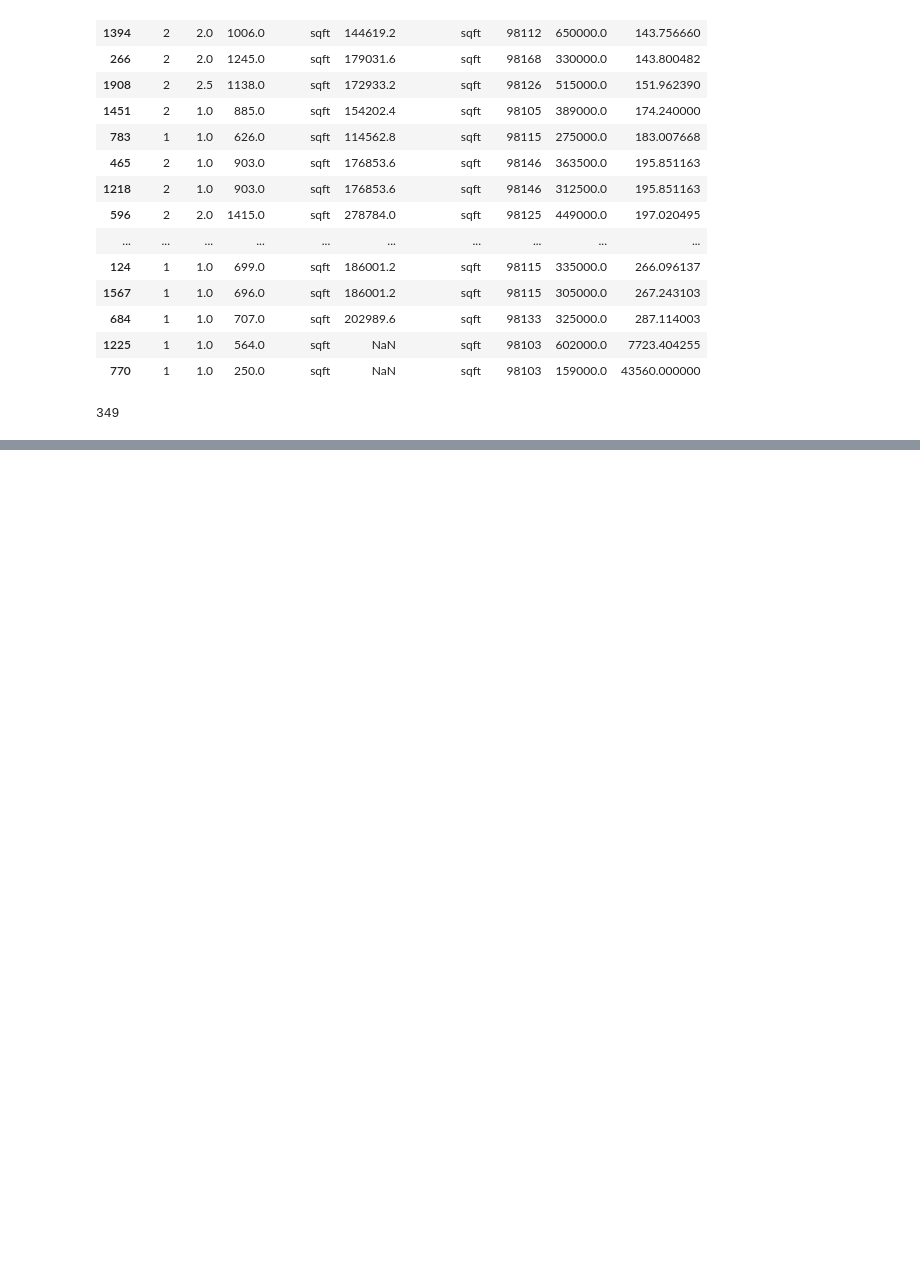
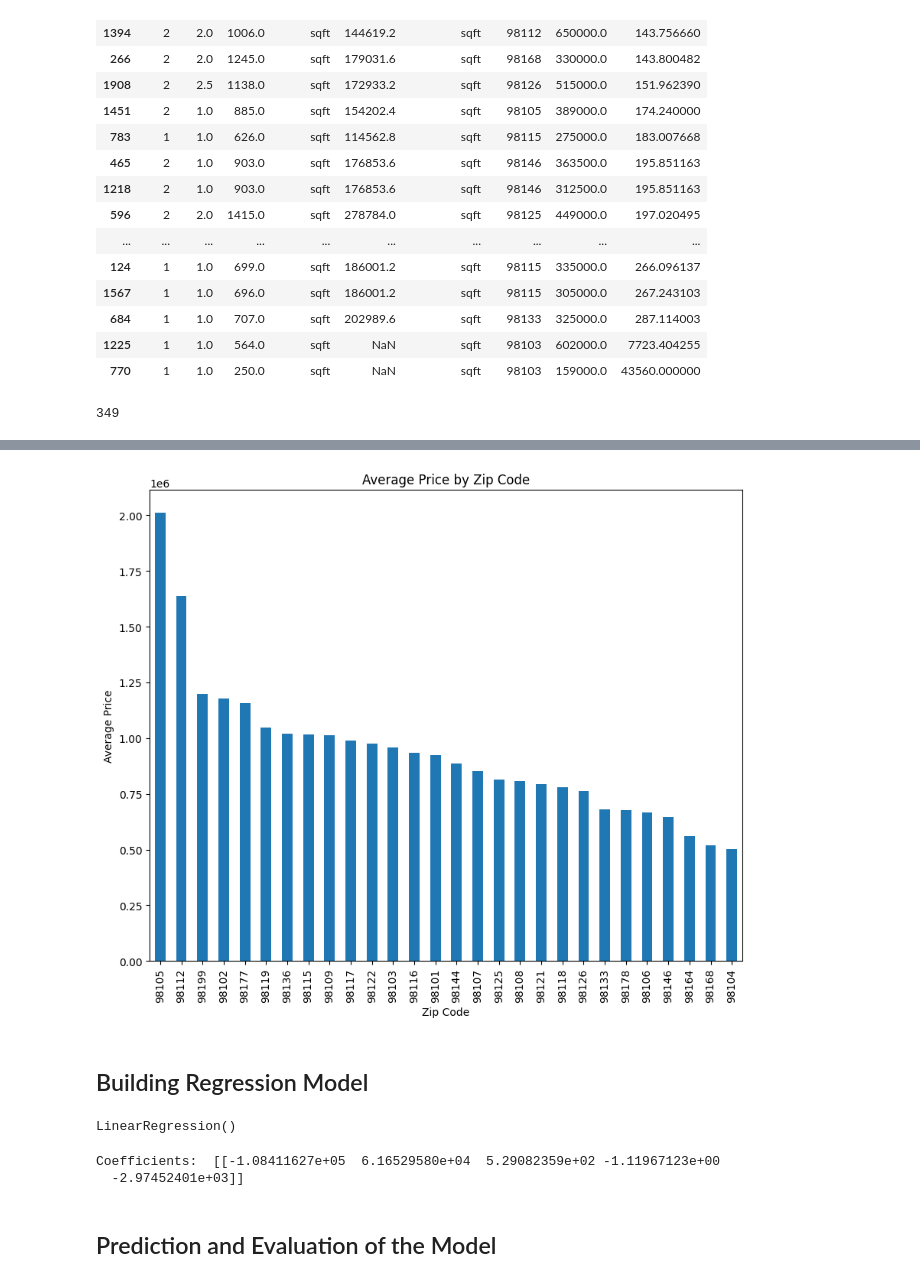
Before and after one commit to MedCoder001/Seattle_Home_Prices_Prediction, a Jupyter notebook: Seattle_Home_Prices_Prediction.ipynb, the cells around one changed output, grey strips where cells are left out. Cells and saved outputs as stored; diff of their text form; code cells hidden in the pictures; blank space fills up the shorter version.

```diff
--- a/Seattle_Home_Prices_Prediction.ipynb
+++ b/Seattle_Home_Prices_Prediction.ipynb
@@ -260,0 +362,4 @@ df_train['lot_size'].isnull().sum()
+# %%
+mean_by_zip_code = df_train1.groupby('zip_code')['price'].mean().sort_values(ascending=False)
+print(mean_by_zip_code.shape)
+mean_by_zip_code.head(10)
@@ -260,0 +380,32 @@ df_train['lot_size'].isnull().sum()
+# %%
+plt.figure(figsize=(10, 8))
+mean_by_zip_code.plot(kind='bar')
+plt.title('Average Price by Zip Code')
+plt.xlabel('Zip Code')
+plt.ylabel('Average Price')
+plt.show()
+# %% [output]
+[figure, added]
+# %% [markdown]
+## Building Regression Model
+# %%
+# Building a multiple regression model
+
+from sklearn.linear_model import LinearRegression
+
+model = LinearRegression()
+X = np.asanyarray(df_train1[['beds', 'baths', 'size', 'lot_size', 'zip_code']])
+y = np.asanyarray(df_train1[['price']])
+
+model.fit(X, y)
+# %% [output]
+LinearRegression()
+# %%
+# Getting the coefficients
+
+print('Coefficients: ', model.coef_)
+# %% [output]
+Coefficients:  [[-1.08411627e+05  6.16529580e+04  5.29082359e+02 -1.11967123e+00
+  -2.97452401e+03]]
+# %% [markdown]
+## Prediction and Evaluation of the Model
```
Also changed, not shown: parts of 15 cells of this notebook.
